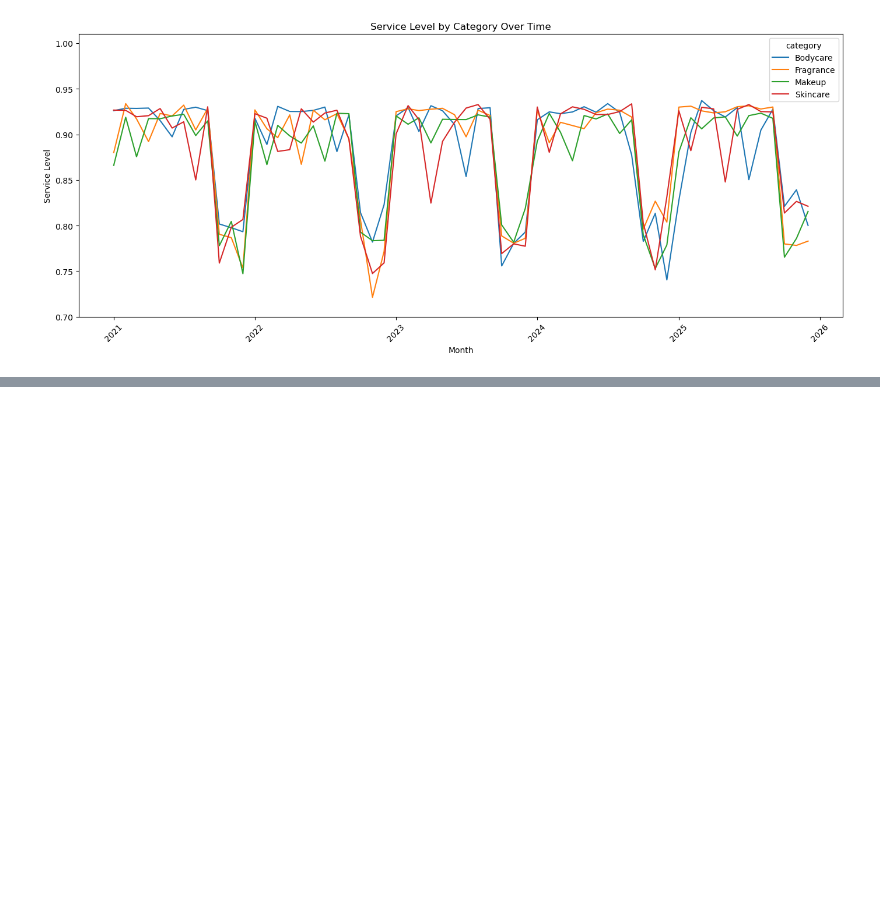
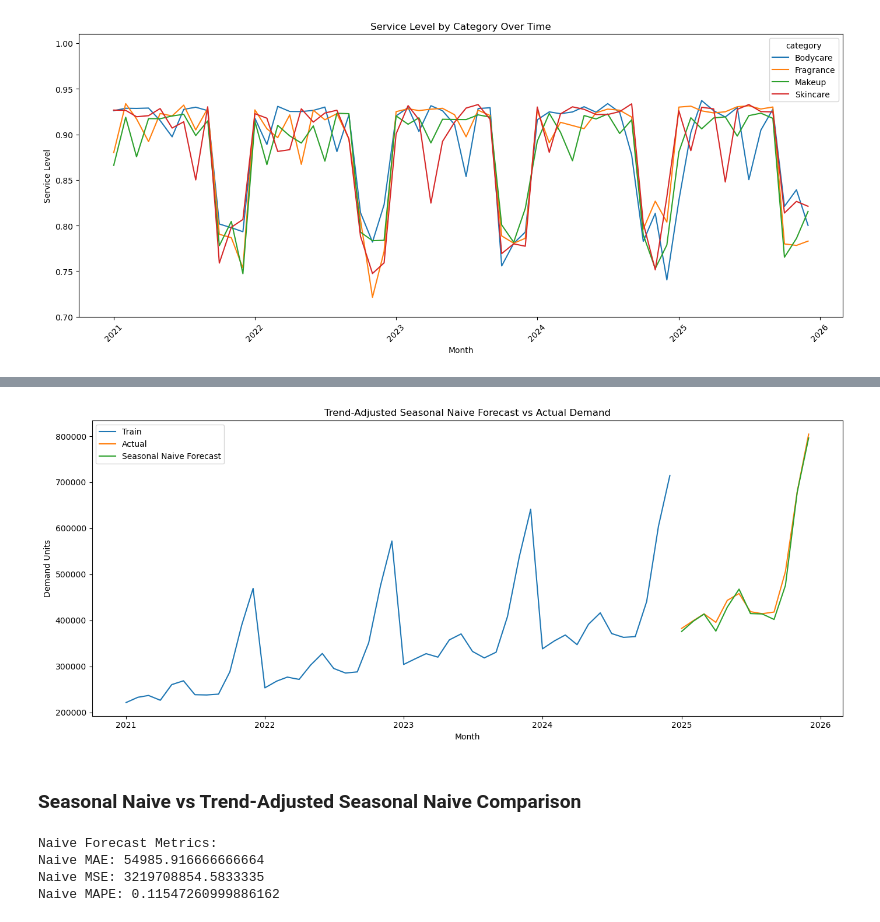
Before and after one commit to nachospreafico/supply-constrained-demand-forecasting-engine, a Jupyter notebook: notebooks/01_exploratory_forecasting_analysis.ipynb.ipynb, the cells around one changed output, grey strips where cells are left out. Drawn from its saved outputs; the diff is of its cells as text; code cells hidden in the pictures; blank space fills up the shorter version.

```diff
--- a/notebooks/01_exploratory_forecasting_analysis.ipynb.ipynb
+++ b/notebooks/01_exploratory_forecasting_analysis.ipynb.ipynb
@@ -356,0 +554,3 @@ plt.show()
+# %%
+pivoted["month_YoY_growth"] = (pivoted[2024] - pivoted[2023]) / pivoted[2023]
+pivoted
@@ -356,0 +572,15 @@ plt.show()
+# %%
+seasonal_naive_trend_adj_df = seasonal_naive_forecast_df.copy()
+
+seasonal_naive_trend_adj_df["month_number"] = (
+    seasonal_naive_trend_adj_df.index.month
+)
+
+seasonal_naive_trend_adj_df = seasonal_naive_trend_adj_df.merge(
+    pivoted["month_YoY_growth"].reset_index(),
+    on="month_number",
+    how="left"
+).set_index(seasonal_naive_trend_adj_df.index)
+
+seasonal_naive_trend_adj_df["adjusted_forecast"] = (seasonal_naive_trend_adj_df["forecasted_units"] * (1 + seasonal_naive_trend_adj_df["month_YoY_growth"])).round(0)
+seasonal_naive_trend_adj_df
@@ -356,0 +602,48 @@ plt.show()
+# %%
+plt.figure(figsize=(14, 6))
+
+plt.plot(
+    train.index,
+    train,
+    label="Train"
+)
+
+plt.plot(
+    test.index,
+    test,
+    label="Actual"
+)
+
+plt.plot(
+    seasonal_naive_trend_adj_df.index,
+    seasonal_naive_trend_adj_df["adjusted_forecast"],
+    label="Seasonal Naive Forecast"
+)
+
+plt.title("Trend-Adjusted Seasonal Naive Forecast vs Actual Demand")
+plt.xlabel("Month")
+plt.ylabel("Demand Units")
+
+plt.legend()
+
+plt.tight_layout()
+plt.show()
+# %% [output]
+[figure, added]
+# %% [markdown]
+### Seasonal Naive vs Trend-Adjusted Seasonal Naive Comparison
+# %%
+# Seasonal Naive Forecast metrics
+seasonal_naive_mae = mean_absolute_error(y_true=test, y_pred=seasonal_naive_forecast)
+seasonal_naive_mse = mean_squared_error(y_true=test, y_pred=seasonal_naive_forecast)
+seasonal_naive_mape = mean_absolute_percentage_error(y_true=test, y_pred=seasonal_naive_forecast)
+
+print("Naive Forecast Metrics:")
+print(f"Naive MAE: {seasonal_naive_mae}")
+print(f"Naive MSE: {seasonal_naive_mse}")
+print(f"Naive MAPE: {seasonal_naive_mape}")
+# %% [output]
+Naive Forecast Metrics:
+Naive MAE: 54985.916666666664
+Naive MSE: 3219708854.5833335
+Naive MAPE: 0.11547260999886162
```
Also changed, not shown: parts of 23 cells of this notebook.
